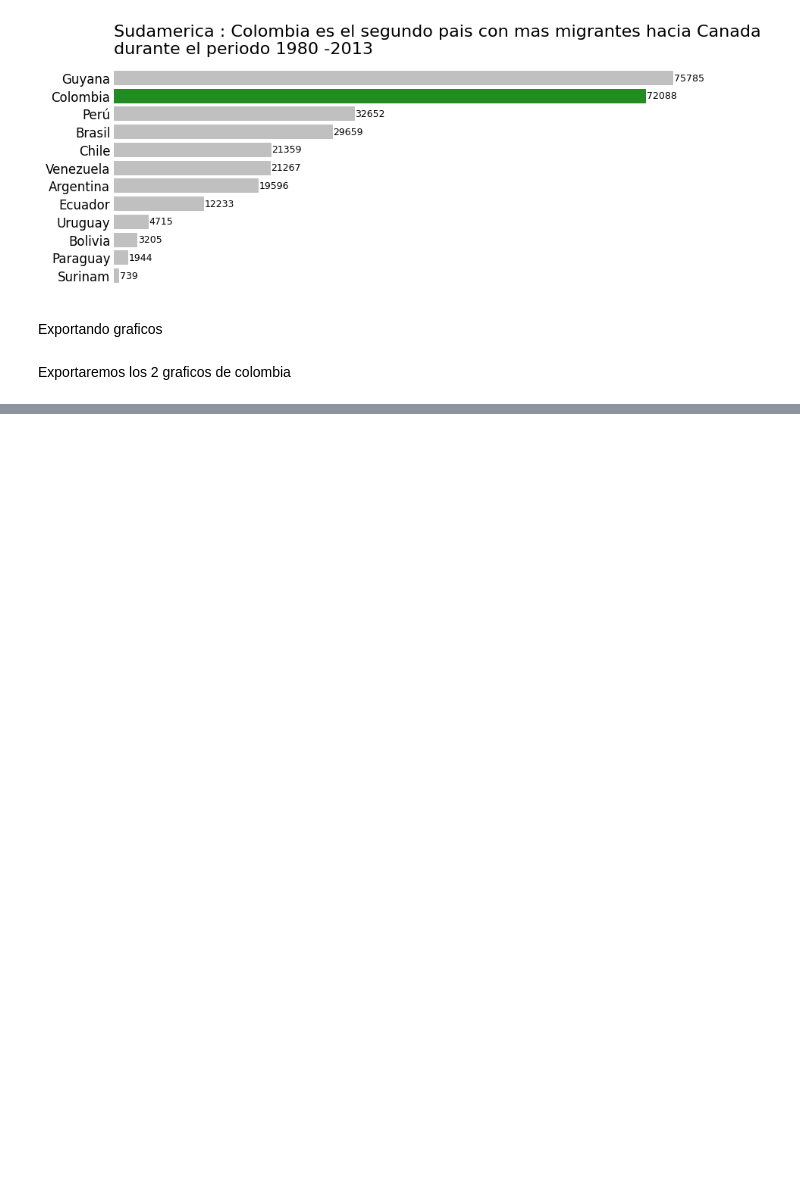
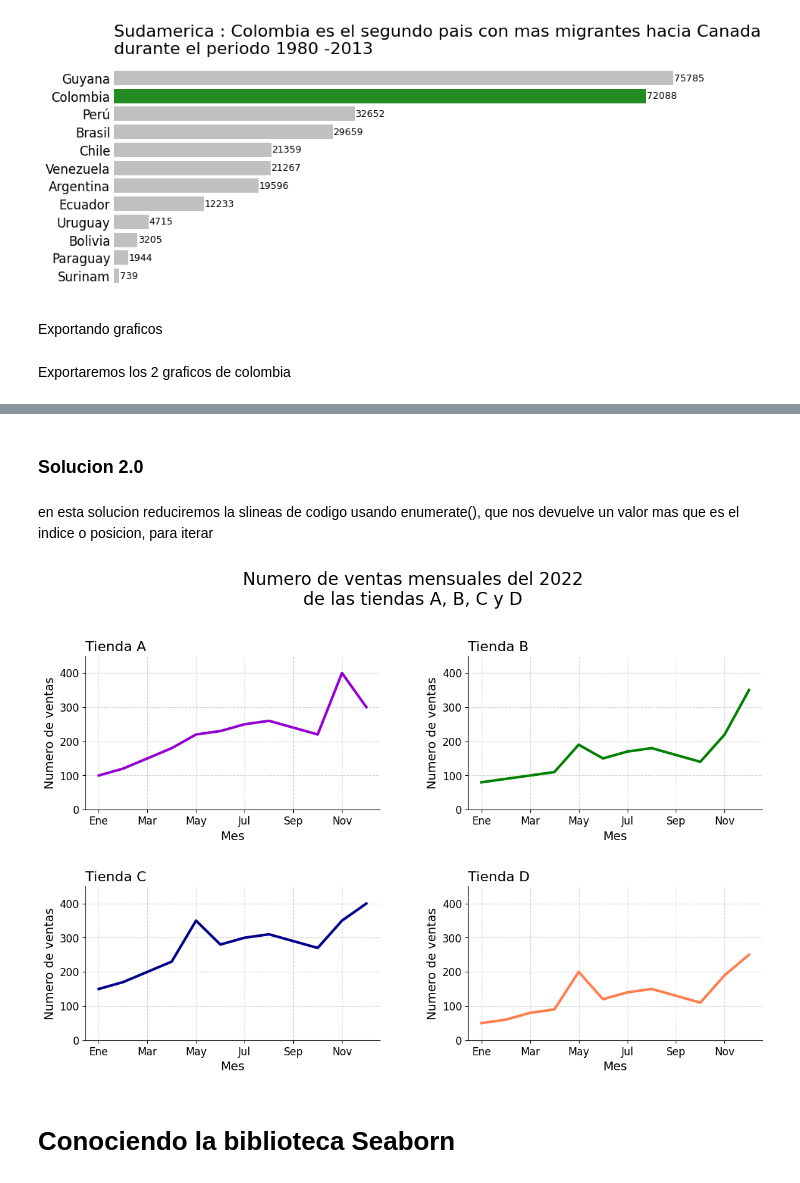
Before and after one commit to Basurero2/Visualizaci0n-de-datos-creando-graficos-con-bibliotecas-de-Python, a Jupyter notebook: Visualización_de_datos_creando_gráficos_con_bibliotecas_de_Python.ipynb, the cells around one changed output, grey strips where cells are left out. Drawn from its saved outputs; the diff is of its cells as text; code cells hidden in the pictures; blank space fills up the shorter version.

Commit message:
añadio aula 5, conociendo libreria pyplot

```diff
--- a/Visualización_de_datos_creando_gráficos_con_bibliotecas_de_Python.ipynb
+++ b/Visualización_de_datos_creando_gráficos_con_bibliotecas_de_Python.ipynb
@@ -1009,0 +1147,41 @@ plt.show()     #mostramos la grafica ya con los datos
+# %% [markdown]
+### Solucion 2.0
+# %% [markdown]
+en esta solucion reduciremos la slineas de codigo usando enumerate(), que nos devuelve un valor mas que es el indice o posicion, para iterar
+# %%
+colores = ['darkviolet', 'green', 'darkblue', 'coral']
+
+fig_2, ax_2 = plt.subplots(2,2, figsize=(14,8))
+fig_2.suptitle("Numero de ventas mensuales del 2022\nde las tiendas A, B, C y D", fontsize=20, y=1.05)
+fig_2.subplots_adjust(hspace=0.5, wspace=0.3)
+
+
+for i, ax in enumerate(ax_2.flat):              #convierte estrctura multidimensial 2x2 a lista
+  ax.plot(df_tiendas.loc[df_tiendas.index[i]], color=colores[i], lw=3)
+  ax.set_title(f"Tienda {df_tiendas.index[i]}", fontsize=16, loc="left")
+  ax.set_xlabel("Mes", fontsize=14)
+  ax.set_ylabel("Numero de ventas", fontsize=14)
+  ax.xaxis.set_major_locator(plt.MultipleLocator(2))
+  ax.tick_params(labelsize=12)
+  ax.spines["top"].set_visible(False)
+  ax.spines["right"].set_visible(False)
+  ax.grid(linestyle="--", color="lightgrey")
+
+ymin=0
+ymax=df_tiendas.max().max() + 50
+
+for ax in ax_2.ravel():
+  ax.set_ylim(ymin, ymax)
+
+#   i    ax
+#   0    ax_2[0,0]
+#   1    aX_2[0,1]
+#   2    ax_2[1,0]
+#   3    ax_2[1,1]
+
+
+plt.show()
+# %% [output]
+[figure, added]
+# %% [markdown]
+# Conociendo la biblioteca Seaborn
```
Also changed, not shown: parts of 80 cells of this notebook.
